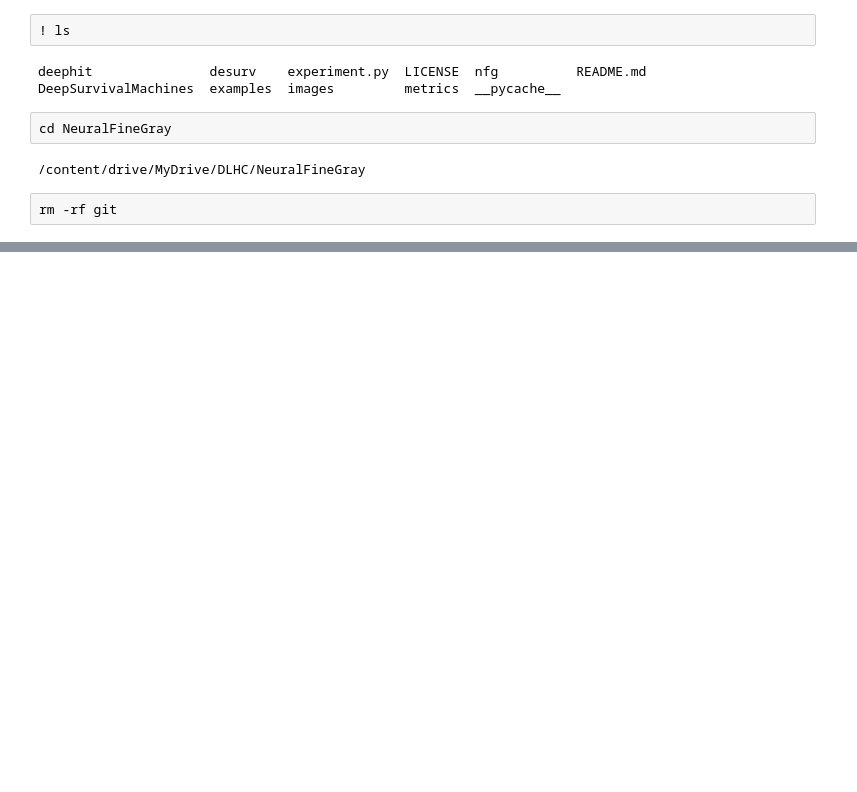
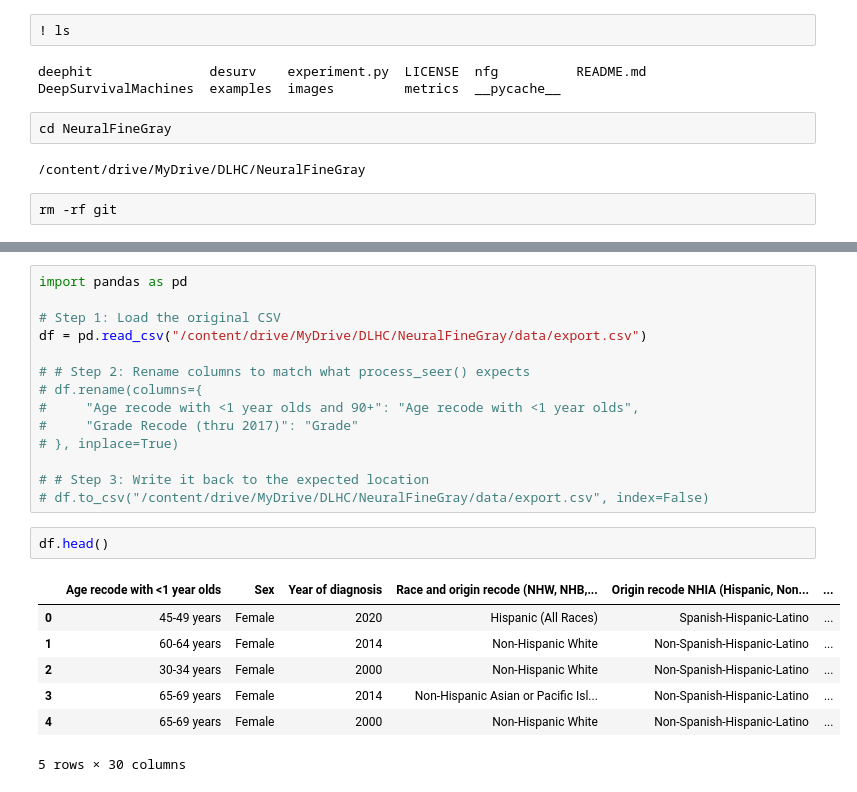
Before and after one commit to DrEaston/DLHC, a Jupyter notebook: run_models.ipynb, the cells around one changed output, grey strips where cells are left out. Cells and saved outputs as stored; diff of their text form; blank space fills up the shorter version.

Commit message:
add SEER

```diff
--- a/run_models.ipynb
+++ b/run_models.ipynb
@@ -163,0 +224,24 @@ rm -rf git
+# %%
+import pandas as pd
+
+# Step 1: Load the original CSV
+df = pd.read_csv("/content/drive/MyDrive/DLHC/NeuralFineGray/data/export.csv")
+
+# # Step 2: Rename columns to match what process_seer() expects
+# df.rename(columns={
+#     "Age recode with <1 year olds and 90+": "Age recode with <1 year olds",
+#     "Grade Recode (thru 2017)": "Grade"
+# }, inplace=True)
+
+# # Step 3: Write it back to the expected location
+# df.to_csv("/content/drive/MyDrive/DLHC/NeuralFineGray/data/export.csv", index=False)
+# %%
+df.head()
+# %% [output]
+|  | Age recode with <1 year olds | Sex | Year of diagnosis | Race and origin recode (NHW, NHB,... | Origin recode NHIA (Hispanic, Non... | ... |
+| 0 | 45-49 years | Female | 2020 | Hispanic (All Races) | Spanish-Hispanic-Latino | ... |
+| 1 | 60-64 years | Female | 2014 | Non-Hispanic White | Non-Spanish-Hispanic-Latino | ... |
+| 2 | 30-34 years | Female | 2000 | Non-Hispanic White | Non-Spanish-Hispanic-Latino | ... |
+| 3 | 65-69 years | Female | 2014 | Non-Hispanic Asian or Pacific Isl... | Non-Spanish-Hispanic-Latino | ... |
+| 4 | 65-69 years | Female | 2000 | Non-Hispanic White | Non-Spanish-Hispanic-Latino | ... |
+5 rows × 30 columns
```
Also changed, not shown: parts of 20 cells of this notebook, 13 other files.
